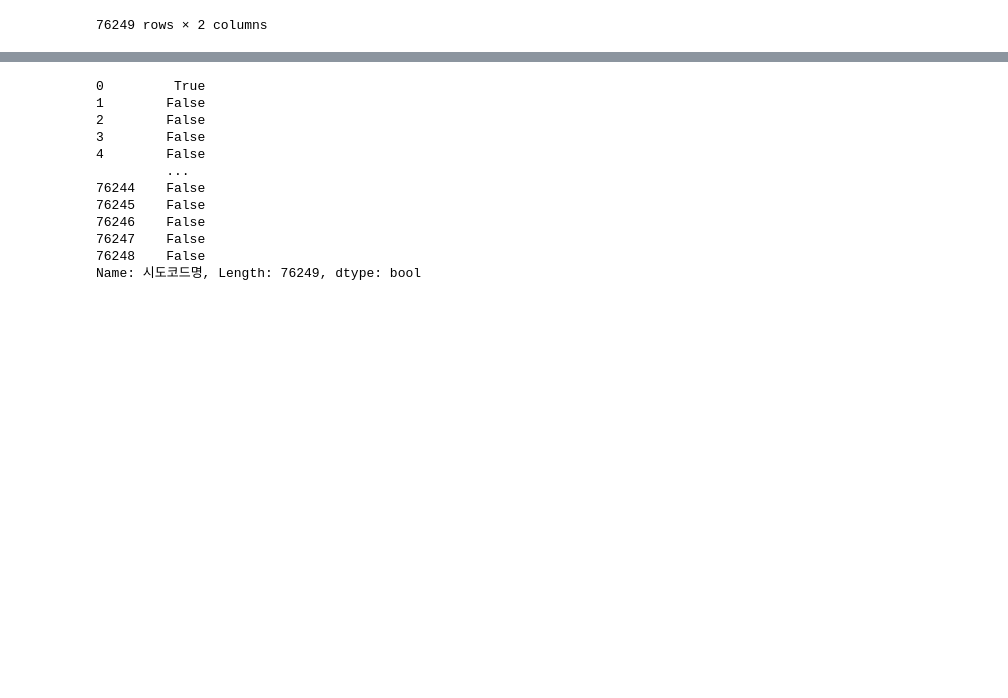
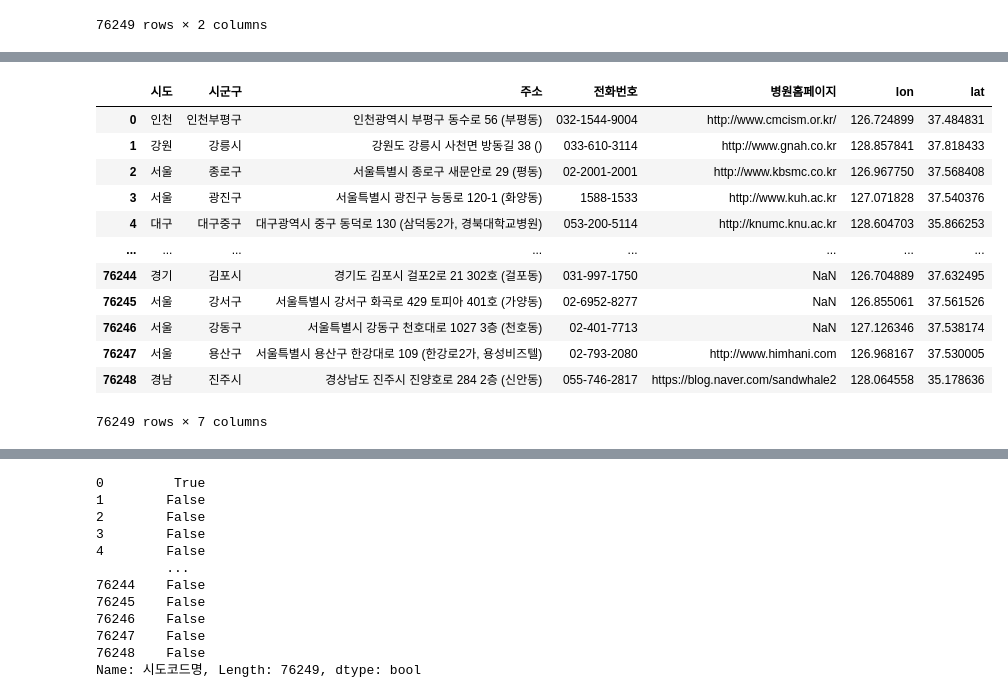
Before and after one commit to qooqookeke/car_greenhouse_gas, a Jupyter notebook: hospital.ipynb, the cells around one changed output, grey strips where cells are left out. Cells and saved outputs as stored; diff of their text form; code cells hidden in the pictures; blank space fills up the shorter version.

```diff
--- a/hospital.ipynb
+++ b/hospital.ipynb
@@ -283,0 +300,20 @@ df_location = df_location.dropna()
+# %%
+df_search = df.iloc[:,[5,7,10,11,12,28,29]]
+# %%
+df_search = df_search.rename(columns={'시도코드명':'시도','시군구코드명':'시군구','좌표(Y)':'lat','좌표(X)':'lon'})
+# %%
+df_search
+# %% [output]
+|  | 시도 | 시군구 | 주소 | 전화번호 | 병원홈페이지 | lon | lat |
+| 0 | 인천 | 인천부평구 | 인천광역시 부평구 동수로 56 (부평동) | 032-1544-9004 | http://www.cmcism.or.kr/ | 126.724899 | 37.484831 |
+| 1 | 강원 | 강릉시 | 강원도 강릉시 사천면 방동길 38 () | 033-610-3114 | http://www.gnah.co.kr | 128.857841 | 37.818433 |
+| 2 | 서울 | 종로구 | 서울특별시 종로구 새문안로 29 (평동) | 02-2001-2001 | http://www.kbsmc.co.kr | 126.967750 | 37.568408 |
+| 3 | 서울 | 광진구 | 서울특별시 광진구 능동로 120-1 (화양동) | 1588-1533 | http://www.kuh.ac.kr | 127.071828 | 37.540376 |
+| 4 | 대구 | 대구중구 | 대구광역시 중구 동덕로 130 (삼덕동2가, 경북대학교병원) | 053-200-5114 | http://knumc.knu.ac.kr | 128.604703 | 35.866253 |
+| ... | ... | ... | ... | ... | ... | ... | ... |
+| 76244 | 경기 | 김포시 | 경기도 김포시 걸포2로 21 302호 (걸포동) | 031-997-1750 | NaN | 126.704889 | 37.632495 |
+| 76245 | 서울 | 강서구 | 서울특별시 강서구 화곡로 429 토피아 401호 (가양동) | 02-6952-8277 | NaN | 126.855061 | 37.561526 |
+| 76246 | 서울 | 강동구 | 서울특별시 강동구 천호대로 1027 3층 (천호동) | 02-401-7713 | NaN | 127.126346 | 37.538174 |
+| 76247 | 서울 | 용산구 | 서울특별시 용산구 한강대로 109 (한강로2가, 용성비즈텔) | 02-793-2080 | http://www.himhani.com | 126.968167 | 37.530005 |
+| 76248 | 경남 | 진주시 | 경상남도 진주시 진양호로 284 2층 (신안동) | 055-746-2817 | https://blog.naver.com/sandwhale2 | 128.064558 | 35.178636 |
+76249 rows × 7 columns
```
Also changed, not shown: parts of 3 cells of this notebook, 1 other file.
